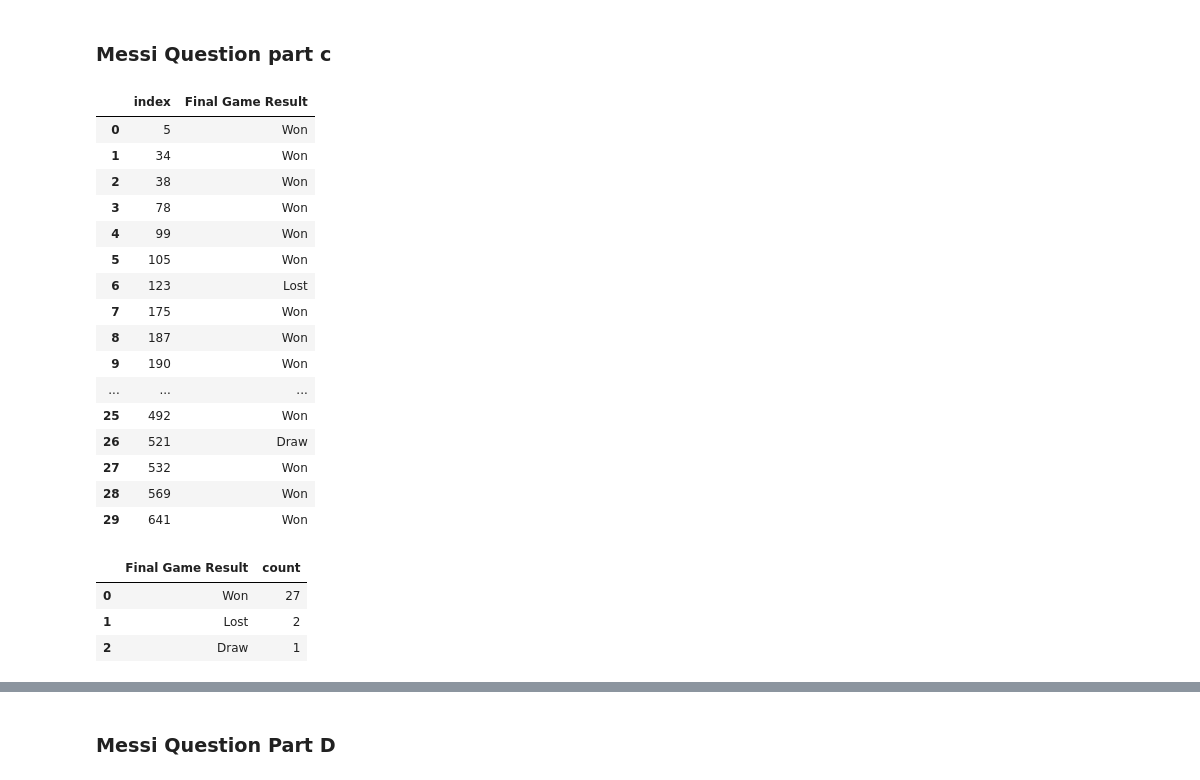
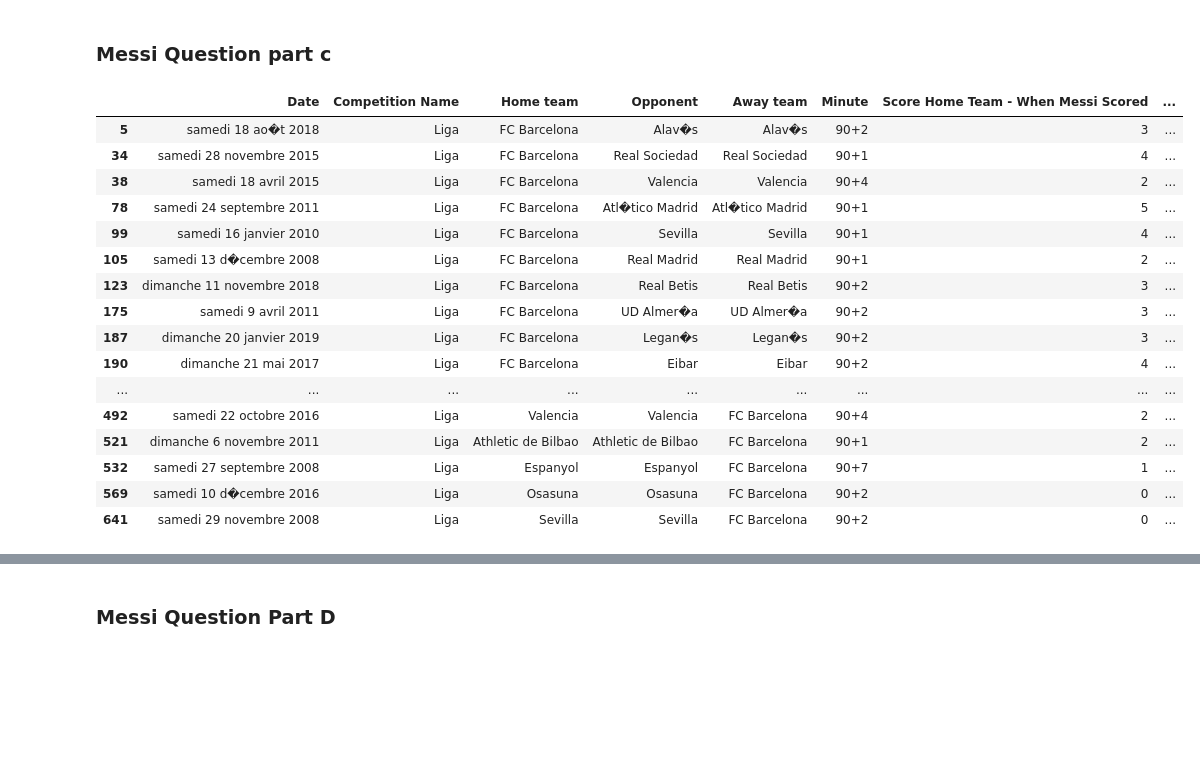
Before and after one commit to FahimeMirveisi/PyLearn7_MachineLearning_Projects, a Jupyter notebook: Assignment40/messi_goals.ipynb, the cells around one changed output, grey strips where cells are left out. Saved outputs shown, nothing was run; the diff lists cells and outputs as text; code cells hidden in the pictures; blank space fills up the shorter version.

```diff
--- a/Assignment40/messi_goals.ipynb
+++ b/Assignment40/messi_goals.ipynb
@@ -166,32 +194,9 @@ plt.show()
 # %% [markdown]
 ### Messi Question part c
 # %%
-df = data.query('Minute > 90')['Final Game Result'].reset_index()
-df
+#df = data.query('MinuteInt > 90')['Final Game Result'].reset_index()
+#df
-# %% [output]
-|  | index | Final Game Result |
-| 0 | 5 | Won |
-| 1 | 34 | Won |
-| 2 | 38 | Won |
-| 3 | 78 | Won |
-| 4 | 99 | Won |
-| 5 | 105 | Won |
-| 6 | 123 | Lost |
-| 7 | 175 | Won |
-| 8 | 187 | Won |
-| 9 | 190 | Won |
-| ... | ... | ... |
-| 25 | 492 | Won |
-| 26 | 521 | Draw |
-| 27 | 532 | Won |
-| 28 | 569 | Won |
-| 29 | 641 | Won |
 # %%
-df = data.query('Minute > 90')['Final Game Result'].value_counts()\
-    .rename_axis('Final Game Result').to_frame('count').reset_index()
-df
+#df = data.query('MinuteInt > 90')['Final Game Result'].value_counts()\
+#    .rename_axis('Final Game Result').to_frame('count').reset_index()
+#df
-# %% [output]
-|  | Final Game Result | count |
-| 0 | Won | 27 |
-| 1 | Lost | 2 |
-| 2 | Draw | 1 |
@@ -197,0 +207,23 @@ df
+# %%
+# ravesh 2
+
+extra_time = data[data['Minute'].apply(str).str.len()>2]
+extra_time
+# %% [output]
+|  | Date | Competition Name | Home team | Opponent | Away team | Minute | Score Home Team - When Messi Scored | ... |
+| 5 | samedi 18 ao�t 2018 | Liga | FC Barcelona | Alav�s | Alav�s | 90+2 | 3 | ... |
+| 34 | samedi 28 novembre 2015 | Liga | FC Barcelona | Real Sociedad | Real Sociedad | 90+1 | 4 | ... |
+| 38 | samedi 18 avril 2015 | Liga | FC Barcelona | Valencia | Valencia | 90+4 | 2 | ... |
+| 78 | samedi 24 septembre 2011 | Liga | FC Barcelona | Atl�tico Madrid | Atl�tico Madrid | 90+1 | 5 | ... |
+| 99 | samedi 16 janvier 2010 | Liga | FC Barcelona | Sevilla | Sevilla | 90+1 | 4 | ... |
+| 105 | samedi 13 d�cembre 2008 | Liga | FC Barcelona | Real Madrid | Real Madrid | 90+1 | 2 | ... |
+| 123 | dimanche 11 novembre 2018 | Liga | FC Barcelona | Real Betis | Real Betis | 90+2 | 3 | ... |
+| 175 | samedi 9 avril 2011 | Liga | FC Barcelona | UD Almer�a | UD Almer�a | 90+2 | 3 | ... |
+| 187 | dimanche 20 janvier 2019 | Liga | FC Barcelona | Legan�s | Legan�s | 90+2 | 3 | ... |
+| 190 | dimanche 21 mai 2017 | Liga | FC Barcelona | Eibar | Eibar | 90+2 | 4 | ... |
+| ... | ... | ... | ... | ... | ... | ... | ... | ... |
+| 492 | samedi 22 octobre 2016 | Liga | Valencia | Valencia | FC Barcelona | 90+4 | 2 | ... |
+| 521 | dimanche 6 novembre 2011 | Liga | Athletic de Bilbao | Athletic de Bilbao | FC Barcelona | 90+1 | 2 | ... |
+| 532 | samedi 27 septembre 2008 | Liga | Espanyol | Espanyol | FC Barcelona | 90+7 | 1 | ... |
+| 569 | samedi 10 d�cembre 2016 | Liga | Osasuna | Osasuna | FC Barcelona | 90+2 | 0 | ... |
+| 641 | samedi 29 novembre 2008 | Liga | Sevilla | Sevilla | FC Barcelona | 90+2 | 0 | ... |
```
Also changed, not shown: parts of 9 cells of this notebook.
